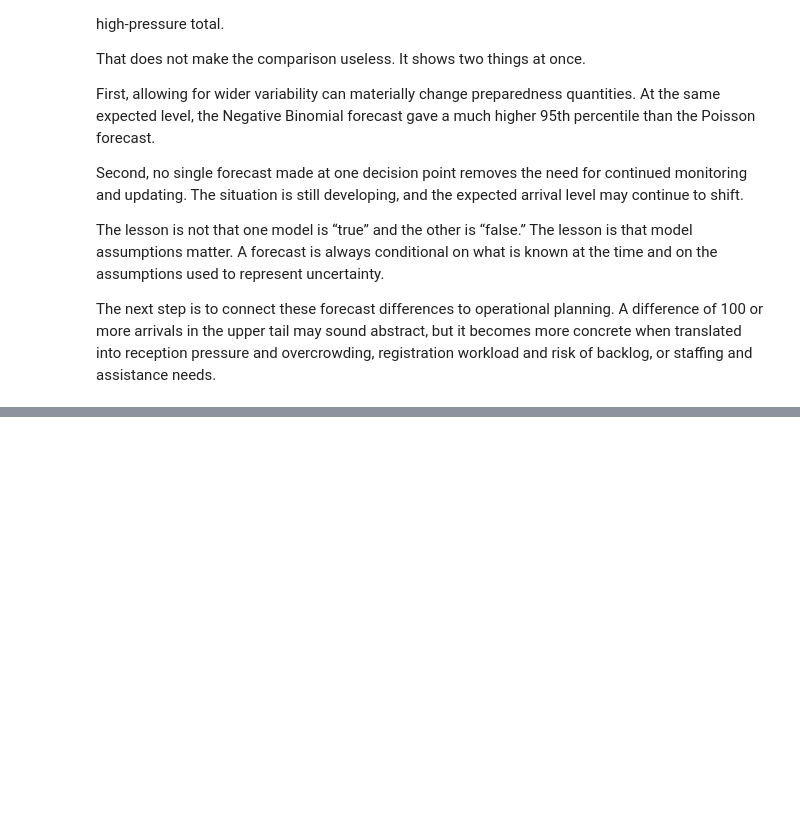
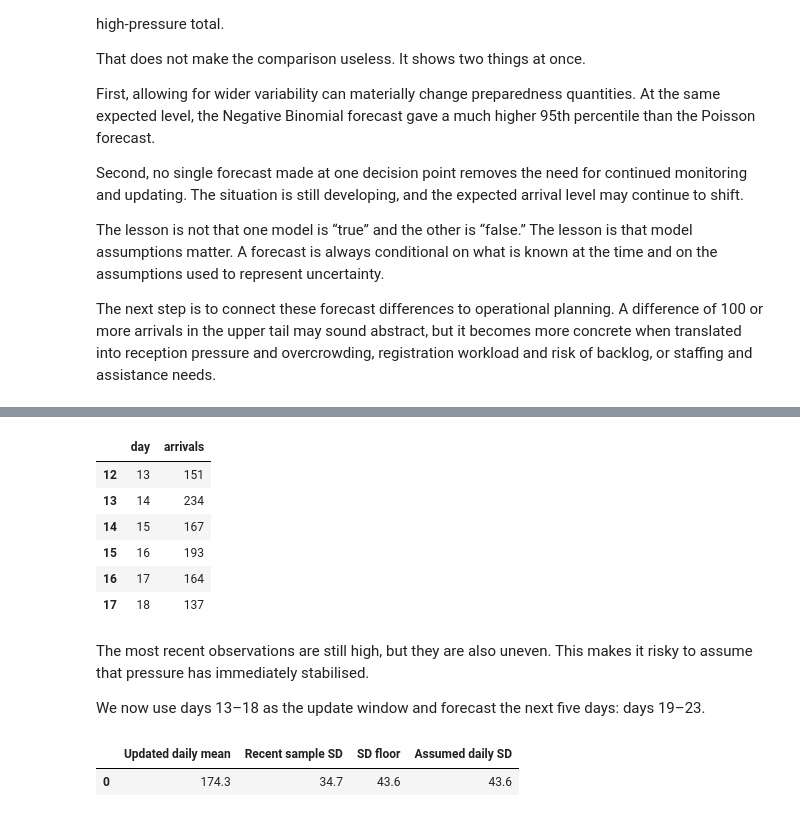
Before and after one commit to kcsongor011/humanitarian_decision_toolkit, a Jupyter notebook: notebooks/forecasting/arrival_dynamics_1_short_term_border_arrivals.ipynb, the cells around one changed output, grey strips where cells are left out. Cells and saved outputs as stored; diff of their text form; code cells hidden in the pictures; blank space fills up the shorter version.

```diff
--- a/notebooks/forecasting/arrival_dynamics_1_short_term_border_arrivals.ipynb
+++ b/notebooks/forecasting/arrival_dynamics_1_short_term_border_arrivals.ipynb
@@ -597,0 +726,46 @@ The next step is to connect these forecast differences to operational planning.
+# %%
+actual_days_13_18 = scenario.loc[
+    scenario["day"].between(13, 18),
+    ["day", "arrivals"],
+].copy()
+
+actual_days_13_18
+# %% [output]
+|  | day | arrivals |
+| 12 | 13 | 151 |
+| 13 | 14 | 234 |
+| 14 | 15 | 167 |
+| 15 | 16 | 193 |
+| 16 | 17 | 164 |
+| 17 | 18 | 137 |
+# %% [markdown]
+The most recent observations are still high, but they are also uneven. This makes it risky to assume that pressure has immediately stabilised.
+
+We now use days 13–18 as the update window and forecast the next five days: days 19–23.
+# %%
+cautious_level_13_18 = estimate_cautious_arrival_level(
+    scenario,
+    observed_start_day=13,
+    observed_end_day=18,
+)
+
+cautious_level_13_18_display = cautious_level_13_18.rename(
+    columns={
+        "updated_daily_arrival_level": "Updated daily mean",
+        "recent_sample_sd": "Recent sample SD",
+        "sd_floor": "SD floor",
+        "assumed_daily_sd": "Assumed daily SD",
+    }
+)[
+    [
+        "Updated daily mean",
+        "Recent sample SD",
+        "SD floor",
+        "Assumed daily SD",
+    ]
+]
+
+cautious_level_13_18_display.round(1)
+# %% [output]
+|  | Updated daily mean | Recent sample SD | SD floor | Assumed daily SD |
+| 0 | 174.3 | 34.7 | 43.6 | 43.6 |
```
Also changed, not shown: parts of 38 cells of this notebook.
